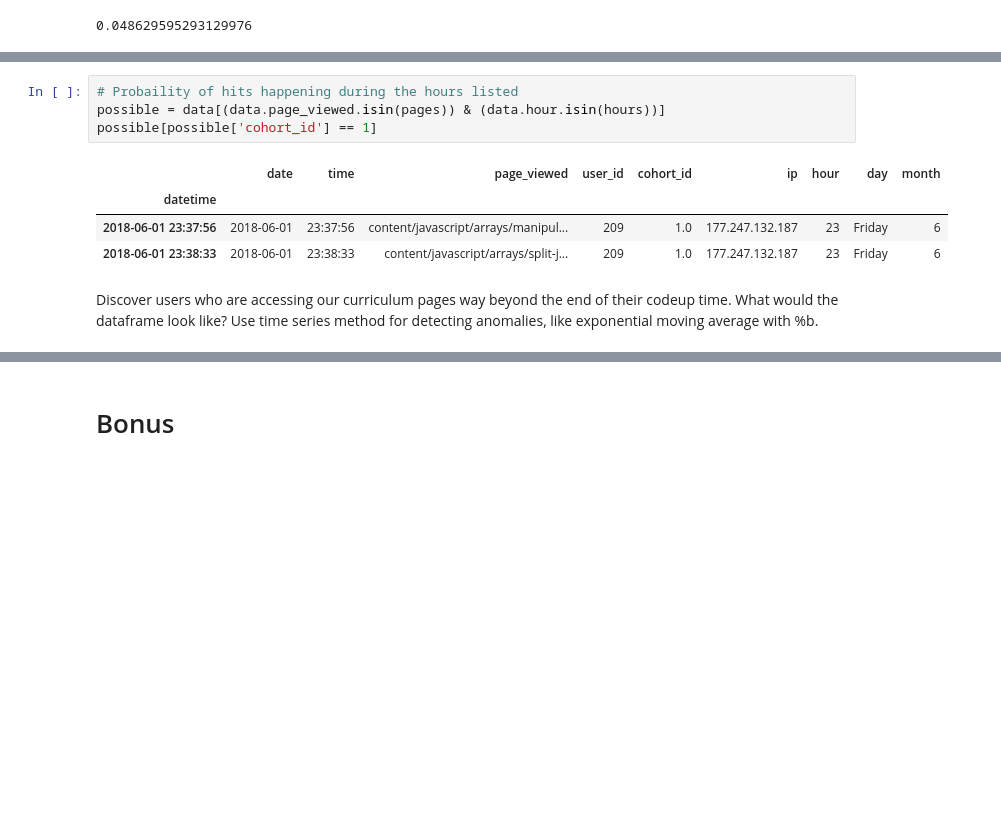
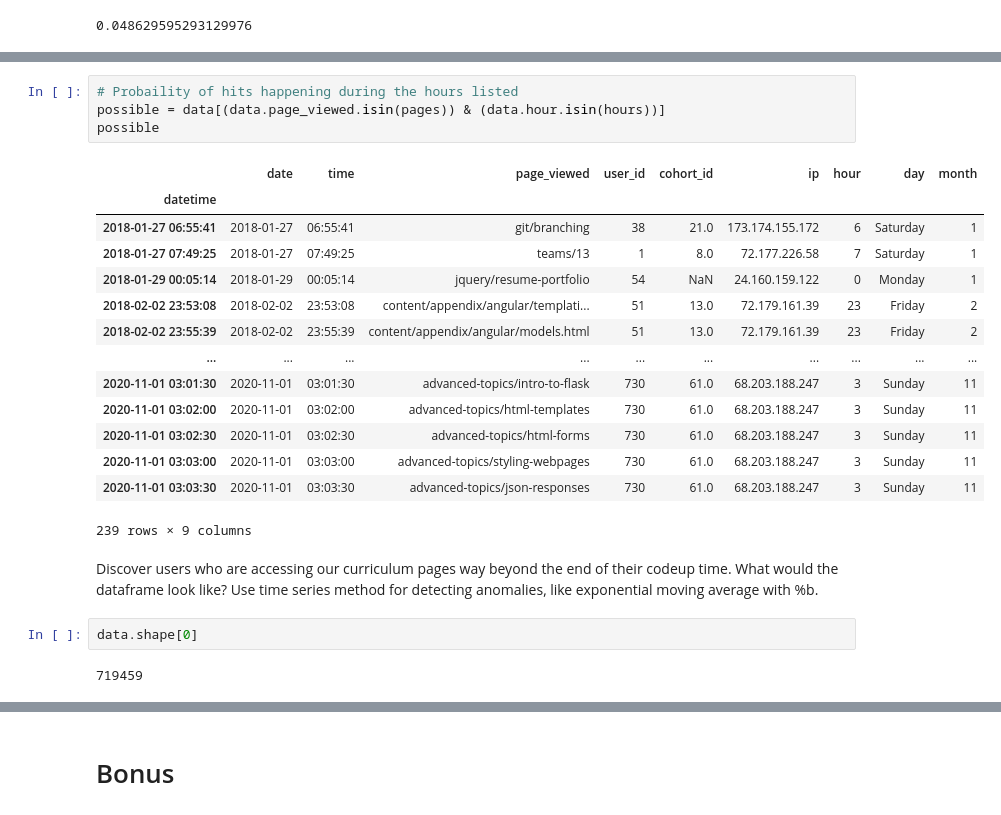
Before and after one commit to datastraine/anomaly-detection-exercises, a Jupyter notebook: time_series_anomaly_detection.ipynb, the cells around one changed output, grey strips where cells are left out. Drawn from its saved outputs; the diff is of its cells as text; blank space fills up the shorter version.

```diff
--- a/time_series_anomaly_detection.ipynb
+++ b/time_series_anomaly_detection.ipynb
@@ -273,11 +262,25 @@ Name: page, Length: 917, dtype: object
 # %%
 # Probaility of hits happening during the hours listed
 possible = data[(data.page_viewed.isin(pages)) & (data.hour.isin(hours))]
-possible[possible['cohort_id'] == 1]
+possible
 # %% [output]
 |  | date | time | page_viewed | user_id | cohort_id | ip | hour | day | month |
 | datetime |  |  |  |  |  |  |  |  |  |
-| 2018-06-01 23:37:56 | 2018-06-01 | 23:37:56 | content/javascript/arrays/manipul... | 209 | 1.0 | 177.247.132.187 | 23 | Friday | 6 |
-| 2018-06-01 23:38:33 | 2018-06-01 | 23:38:33 | content/javascript/arrays/split-j... | 209 | 1.0 | 177.247.132.187 | 23 | Friday | 6 |
+| 2018-01-27 06:55:41 | 2018-01-27 | 06:55:41 | git/branching | 38 | 21.0 | 173.174.155.172 | 6 | Saturday | 1 |
+| 2018-01-27 07:49:25 | 2018-01-27 | 07:49:25 | teams/13 | 1 | 8.0 | 72.177.226.58 | 7 | Saturday | 1 |
+| 2018-01-29 00:05:14 | 2018-01-29 | 00:05:14 | jquery/resume-portfolio | 54 | NaN | 24.160.159.122 | 0 | Monday | 1 |
+| 2018-02-02 23:53:08 | 2018-02-02 | 23:53:08 | content/appendix/angular/templati... | 51 | 13.0 | 72.179.161.39 | 23 | Friday | 2 |
+| 2018-02-02 23:55:39 | 2018-02-02 | 23:55:39 | content/appendix/angular/models.html | 51 | 13.0 | 72.179.161.39 | 23 | Friday | 2 |
+| ... | ... | ... | ... | ... | ... | ... | ... | ... | ... |
+| 2020-11-01 03:01:30 | 2020-11-01 | 03:01:30 | advanced-topics/intro-to-flask | 730 | 61.0 | 68.203.188.247 | 3 | Sunday | 11 |
+| 2020-11-01 03:02:00 | 2020-11-01 | 03:02:00 | advanced-topics/html-templates | 730 | 61.0 | 68.203.188.247 | 3 | Sunday | 11 |
+| 2020-11-01 03:02:30 | 2020-11-01 | 03:02:30 | advanced-topics/html-forms | 730 | 61.0 | 68.203.188.247 | 3 | Sunday | 11 |
+| 2020-11-01 03:03:00 | 2020-11-01 | 03:03:00 | advanced-topics/styling-webpages | 730 | 61.0 | 68.203.188.247 | 3 | Sunday | 11 |
+| 2020-11-01 03:03:30 | 2020-11-01 | 03:03:30 | advanced-topics/json-responses | 730 | 61.0 | 68.203.188.247 | 3 | Sunday | 11 |
+239 rows × 9 columns
 # %% [markdown]
 Discover users who are accessing our curriculum pages way beyond the end of their codeup time. What would the dataframe look like? Use time series method for detecting anomalies, like exponential moving average with %b.
+# %%
+data.shape[0]
+# %% [output]
+719459
```
Also changed, not shown: parts of 10 cells of this notebook.
